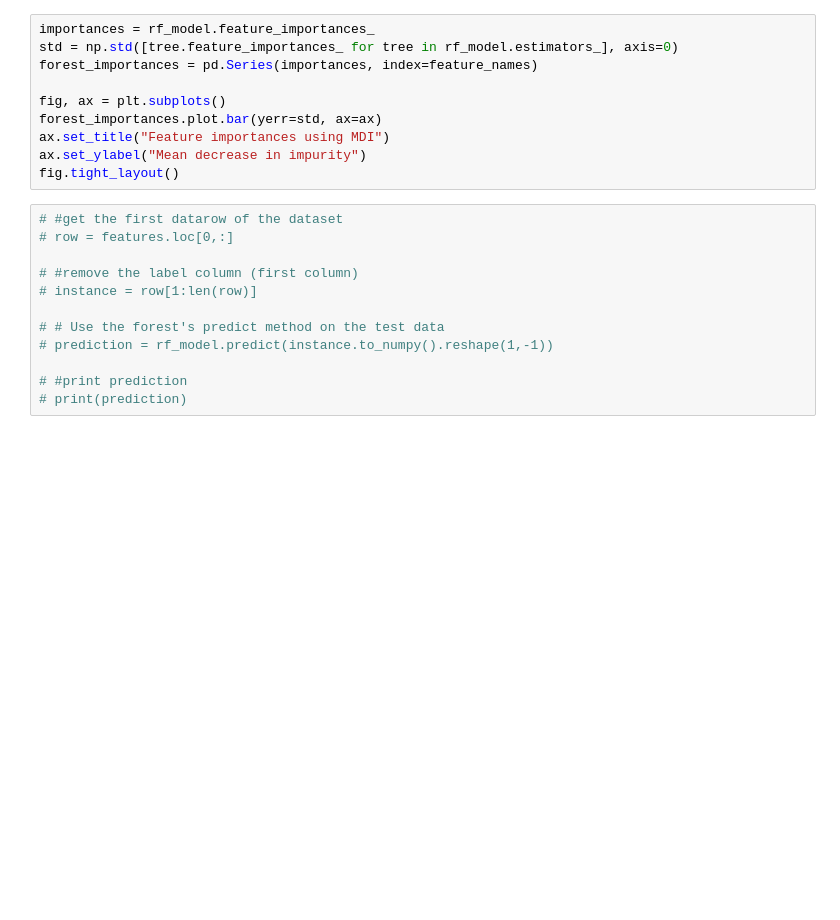
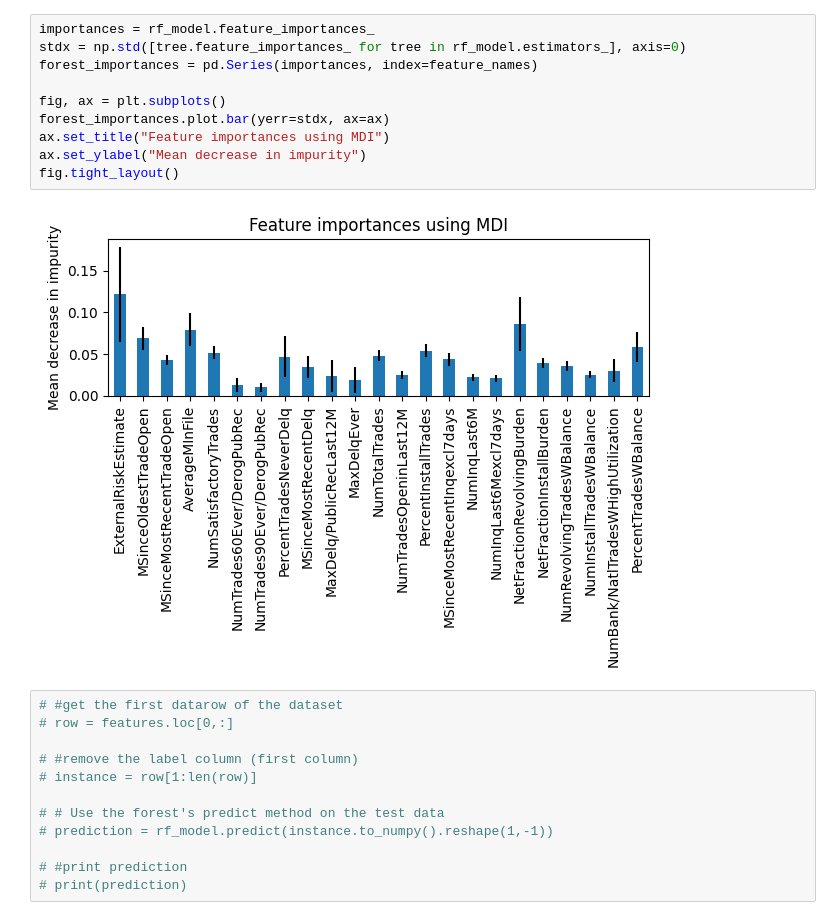
Before and after one commit to NielsvBeuningen/visual-analytics, a Jupyter notebook: data/XaiModel.ipynb, the cells around one changed output. Saved outputs shown, nothing was run; the diff lists cells and outputs as text; blank space fills up the shorter version.

```diff
--- a/data/XaiModel.ipynb
+++ b/data/XaiModel.ipynb
@@ -74,13 +83,15 @@ rf_model = build_rf_model(train_features, train_labels, features, labels)
 # %%
 importances = rf_model.feature_importances_
-std = np.std([tree.feature_importances_ for tree in rf_model.estimators_], axis=0)
+stdx = np.std([tree.feature_importances_ for tree in rf_model.estimators_], axis=0)
 forest_importances = pd.Series(importances, index=feature_names)
 
 fig, ax = plt.subplots()
-forest_importances.plot.bar(yerr=std, ax=ax)
+forest_importances.plot.bar(yerr=stdx, ax=ax)
 ax.set_title("Feature importances using MDI")
 ax.set_ylabel("Mean decrease in impurity")
 fig.tight_layout()
+# %% [output]
+[figure, added]
 # %%
 # #get the first datarow of the dataset
 # row = features.loc[0,:]
```
Also changed, not shown: parts of 9 cells of this notebook, 1 other file.
